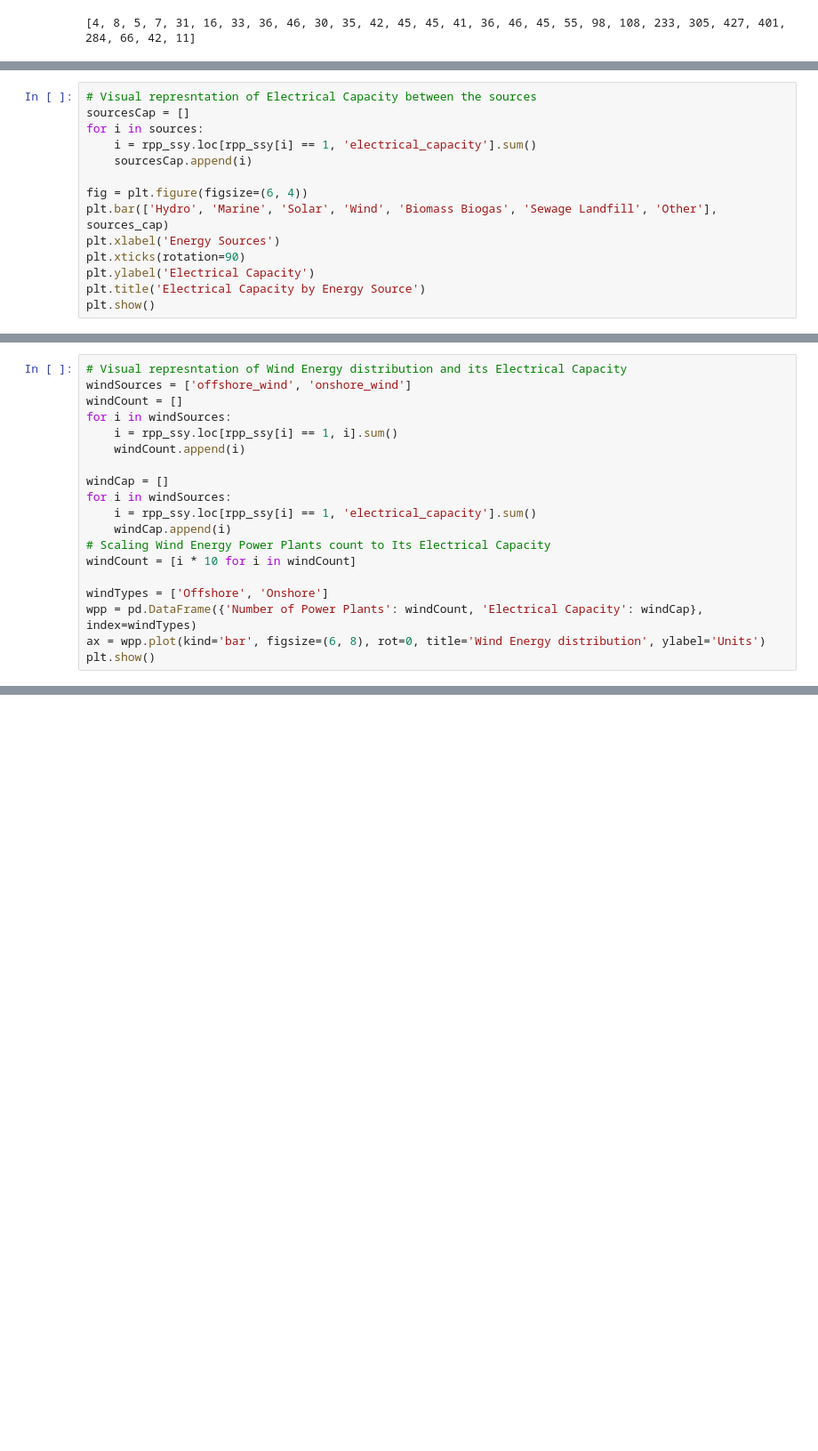
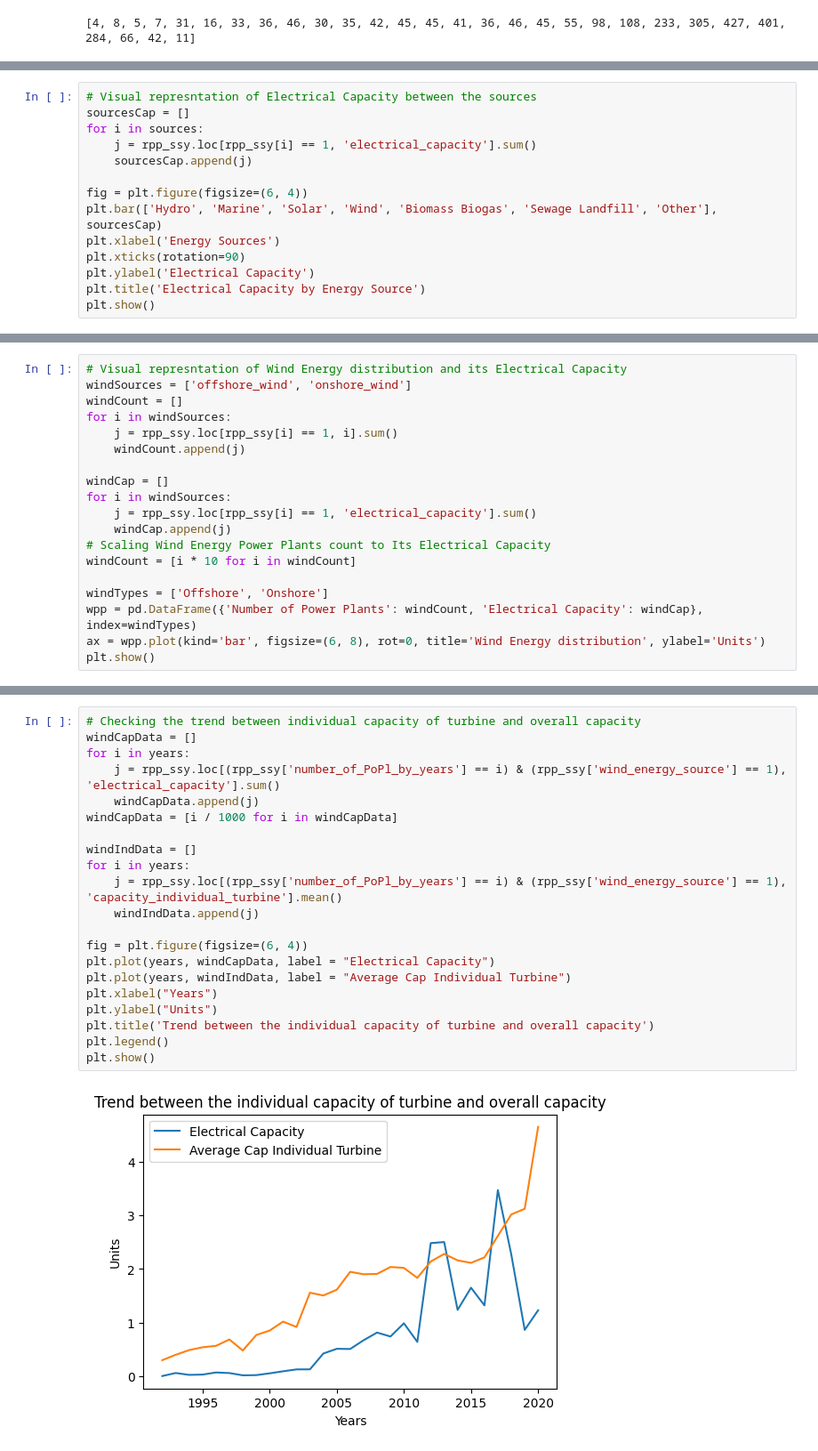
Before and after one commit to MahendraC17/Exploratory-Data-Analysis---Renewable-Power-plants-In-UK, a Jupyter notebook: EDA_renewable_power_plants.ipynb, the cells around one changed output, grey strips where cells are left out. Shown at 89% size. Saved outputs shown, nothing was run; the diff lists cells and outputs as text; blank space fills up the shorter version.

Commit message:
Visualising 0.10

```diff
--- a/EDA_renewable_power_plants.ipynb
+++ b/EDA_renewable_power_plants.ipynb
@@ -420,11 +386,11 @@ plt.show()
 # Visual represntation of Electrical Capacity between the sources
 sourcesCap = []
 for i in sources:
-    i = rpp_ssy.loc[rpp_ssy[i] == 1, 'electrical_capacity'].sum()
-    sourcesCap.append(i)
+    j = rpp_ssy.loc[rpp_ssy[i] == 1, 'electrical_capacity'].sum()
+    sourcesCap.append(j)
 
 fig = plt.figure(figsize=(6, 4))
-plt.bar(['Hydro', 'Marine', 'Solar', 'Wind', 'Biomass Biogas', 'Sewage Landfill', 'Other'], sources_cap)
+plt.bar(['Hydro', 'Marine', 'Solar', 'Wind', 'Biomass Biogas', 'Sewage Landfill', 'Other'], sourcesCap)
 plt.xlabel('Energy Sources')
 plt.xticks(rotation=90)
 plt.ylabel('Electrical Capacity')
@@ -437,13 +403,13 @@ plt.show()
 windSources = ['offshore_wind', 'onshore_wind']
 windCount = []
 for i in windSources:
-    i = rpp_ssy.loc[rpp_ssy[i] == 1, i].sum()
-    windCount.append(i)
+    j = rpp_ssy.loc[rpp_ssy[i] == 1, i].sum()
+    windCount.append(j)
 
 windCap = []
 for i in windSources:
-    i = rpp_ssy.loc[rpp_ssy[i] == 1, 'electrical_capacity'].sum()
-    windCap.append(i)
+    j = rpp_ssy.loc[rpp_ssy[i] == 1, 'electrical_capacity'].sum()
+    windCap.append(j)
 # Scaling Wind Energy Power Plants count to Its Electrical Capacity
 windCount = [i * 10 for i in windCount]
 
@@ -453,3 +419,26 @@ ax = wpp.plot(kind='bar', figsize=(6, 8), rot=0, title='Wind Energy distribution
 plt.show()
 # %% [output]
 [figure]
+# %%
+# Checking the trend between individual capacity of turbine and overall capacity
+windCapData = []
+for i in years:
+    j = rpp_ssy.loc[(rpp_ssy['number_of_PoPl_by_years'] == i) & (rpp_ssy['wind_energy_source'] == 1), 'electrical_capacity'].sum()
+    windCapData.append(j)
+windCapData = [i / 1000 for i in windCapData]
+
+windIndData = []
+for i in years:
+    j = rpp_ssy.loc[(rpp_ssy['number_of_PoPl_by_years'] == i) & (rpp_ssy['wind_energy_source'] == 1), 'capacity_individual_turbine'].mean()
+    windIndData.append(j)
+
+fig = plt.figure(figsize=(6, 4))
+plt.plot(years, windCapData, label = "Electrical Capacity")
+plt.plot(years, windIndData, label = "Average Cap Individual Turbine")
+plt.xlabel("Years")
+plt.ylabel("Units")
+plt.title('Trend between the individual capacity of turbine and overall capacity')
+plt.legend()
+plt.show()
+# %% [output]
+[figure, added]
```
Also changed, not shown: parts of 2 cells of this notebook.
